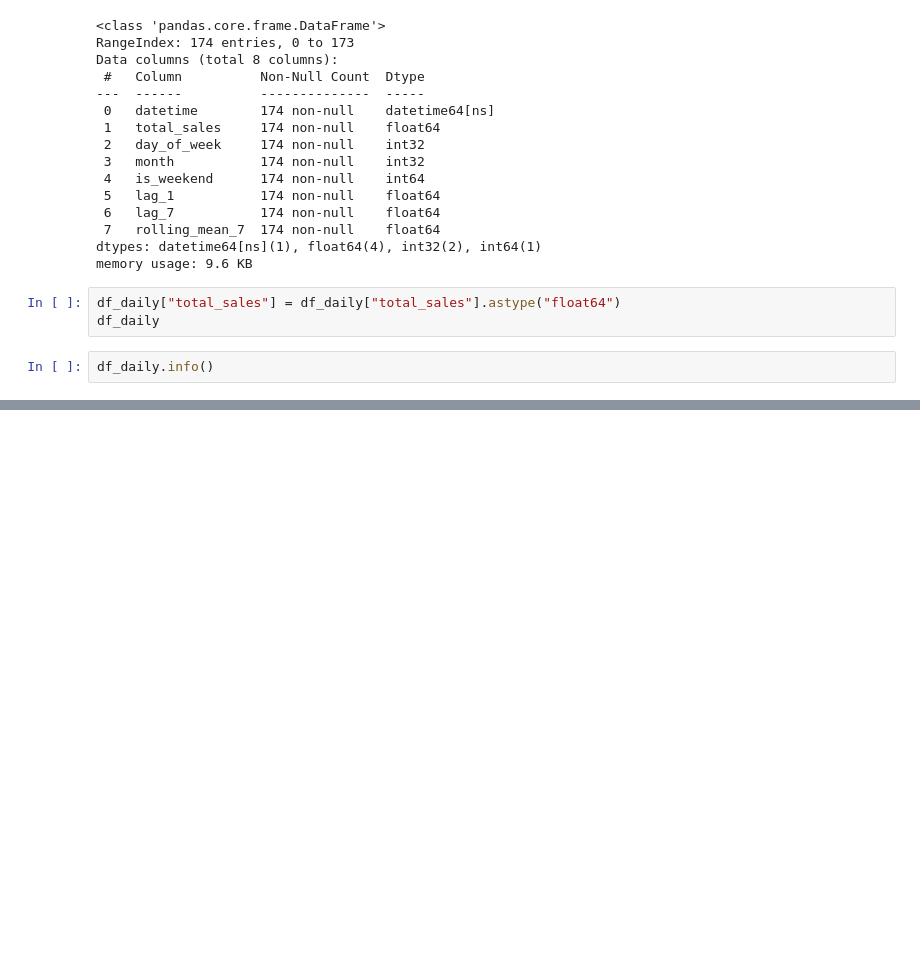
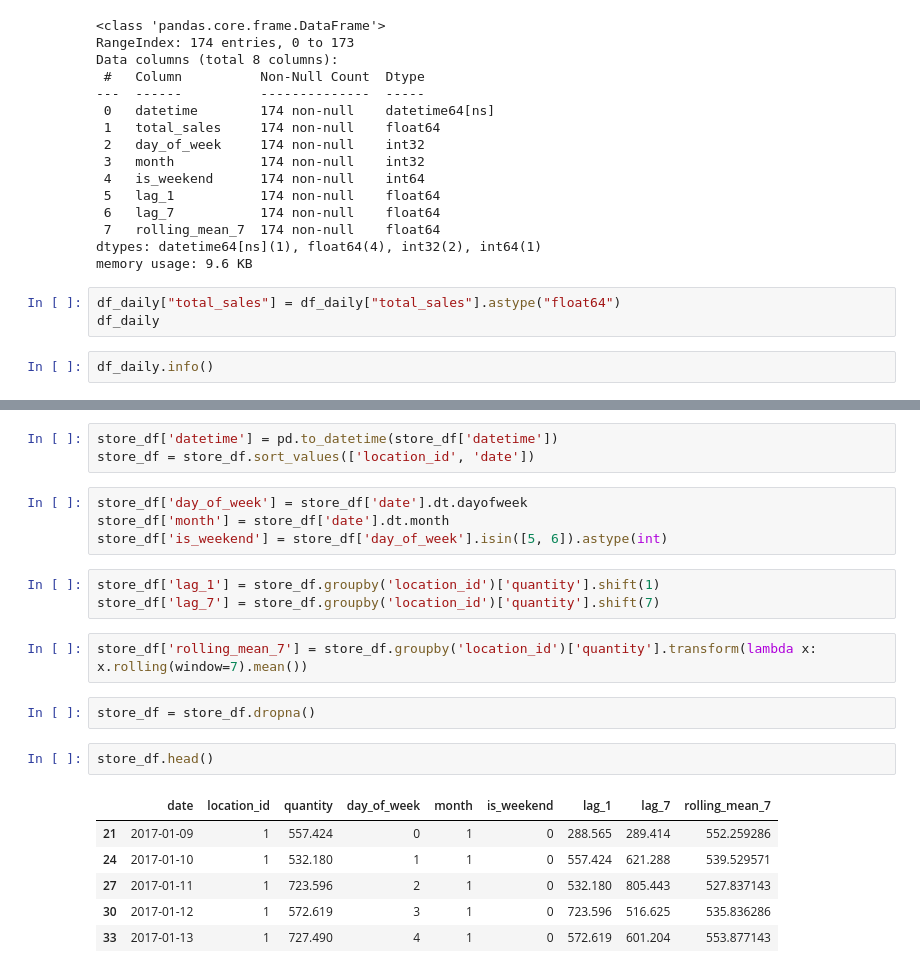
Before and after one commit to arjun-s-15/ERP-Project, a Jupyter notebook: ML-service/data_transformation.ipynb, the cells around one changed output, grey strips where cells are left out. Cells and saved outputs as stored; diff of their text form; blank space fills up the shorter version.

```diff
--- a/ML-service/data_transformation.ipynb
+++ b/ML-service/data_transformation.ipynb
@@ -221,0 +330,23 @@ df_daily.info()
+# %%
+store_df['datetime'] = pd.to_datetime(store_df['datetime'])
+store_df = store_df.sort_values(['location_id', 'date'])
+# %%
+store_df['day_of_week'] = store_df['date'].dt.dayofweek
+store_df['month'] = store_df['date'].dt.month
+store_df['is_weekend'] = store_df['day_of_week'].isin([5, 6]).astype(int)
+# %%
+store_df['lag_1'] = store_df.groupby('location_id')['quantity'].shift(1)
+store_df['lag_7'] = store_df.groupby('location_id')['quantity'].shift(7)
+# %%
+store_df['rolling_mean_7'] = store_df.groupby('location_id')['quantity'].transform(lambda x: x.rolling(window=7).mean())
+# %%
+store_df = store_df.dropna()
+# %%
+store_df.head()
+# %% [output]
+|  | date | location_id | quantity | day_of_week | month | is_weekend | lag_1 | lag_7 | rolling_mean_7 |
+| 21 | 2017-01-09 | 1 | 557.424 | 0 | 1 | 0 | 288.565 | 289.414 | 552.259286 |
+| 24 | 2017-01-10 | 1 | 532.180 | 1 | 1 | 0 | 557.424 | 621.288 | 539.529571 |
+| 27 | 2017-01-11 | 1 | 723.596 | 2 | 1 | 0 | 532.180 | 805.443 | 527.837143 |
+| 30 | 2017-01-12 | 1 | 572.619 | 3 | 1 | 0 | 723.596 | 516.625 | 535.836286 |
+| 33 | 2017-01-13 | 1 | 727.490 | 4 | 1 | 0 | 572.619 | 601.204 | 553.877143 |
```
Also changed, not shown: parts of 16 cells of this notebook, 2 other files.
